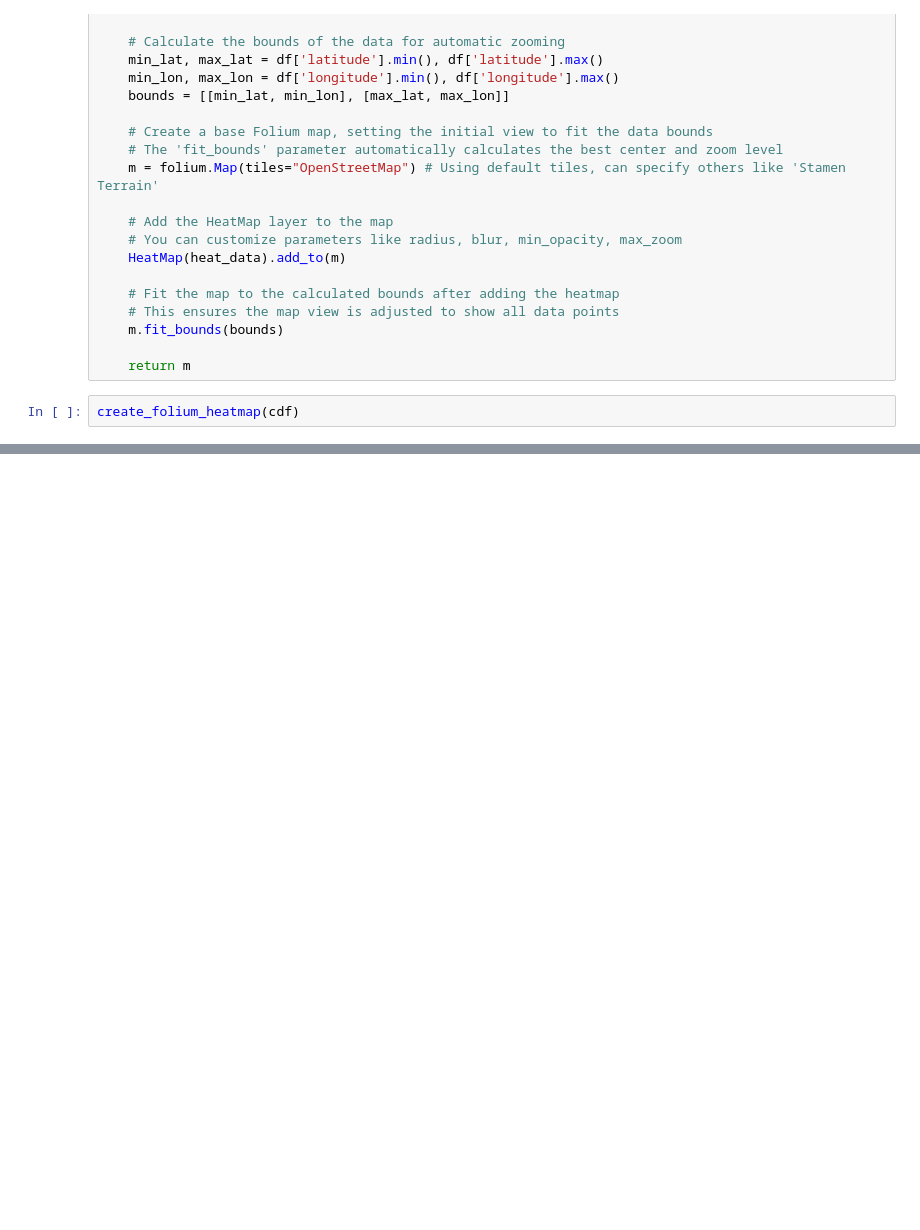
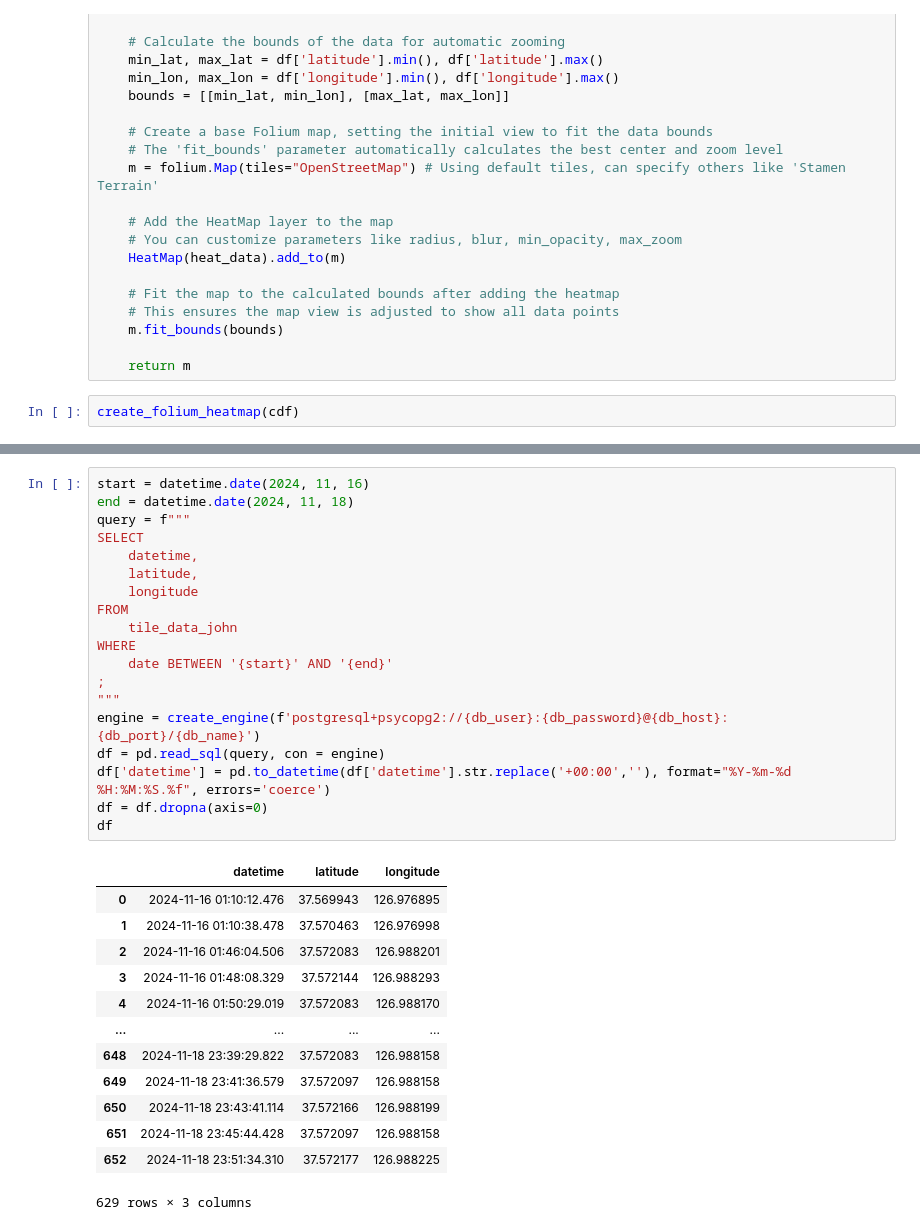
Before and after one commit to johnryanmcnally/tile_tracker_pipeline, a Jupyter notebook: data_handling/tile_data_playground.ipynb, the cells around one changed output, grey strips where cells are left out. Saved outputs shown, nothing was run; the diff lists cells and outputs as text; blank space fills up the shorter version.

```diff
--- a/data_handling/tile_data_playground.ipynb
+++ b/data_handling/tile_data_playground.ipynb
@@ -468,0 +487,33 @@ create_folium_heatmap(cdf)
+# %%
+start = datetime.date(2024, 11, 16)
+end = datetime.date(2024, 11, 18)
+query = f"""
+SELECT
+    datetime,
+    latitude,
+    longitude
+FROM
+    tile_data_john
+WHERE
+    date BETWEEN '{start}' AND '{end}'
+;
+"""
+engine = create_engine(f'postgresql+psycopg2://{db_user}:{db_password}@{db_host}:{db_port}/{db_name}')
+df = pd.read_sql(query, con = engine)
+df['datetime'] = pd.to_datetime(df['datetime'].str.replace('+00:00',''), format="%Y-%m-%d %H:%M:%S.%f", errors='coerce')
+df = df.dropna(axis=0)
+df
+# %% [output]
+|  | datetime | latitude | longitude |
+| 0 | 2024-11-16 01:10:12.476 | 37.569943 | 126.976895 |
+| 1 | 2024-11-16 01:10:38.478 | 37.570463 | 126.976998 |
+| 2 | 2024-11-16 01:46:04.506 | 37.572083 | 126.988201 |
+| 3 | 2024-11-16 01:48:08.329 | 37.572144 | 126.988293 |
+| 4 | 2024-11-16 01:50:29.019 | 37.572083 | 126.988170 |
+| ... | ... | ... | ... |
+| 648 | 2024-11-18 23:39:29.822 | 37.572083 | 126.988158 |
+| 649 | 2024-11-18 23:41:36.579 | 37.572097 | 126.988158 |
+| 650 | 2024-11-18 23:43:41.114 | 37.572166 | 126.988199 |
+| 651 | 2024-11-18 23:45:44.428 | 37.572097 | 126.988158 |
+| 652 | 2024-11-18 23:51:34.310 | 37.572177 | 126.988225 |
+629 rows × 3 columns
```
Also changed, not shown: parts of 12 cells of this notebook, 13 other files.
